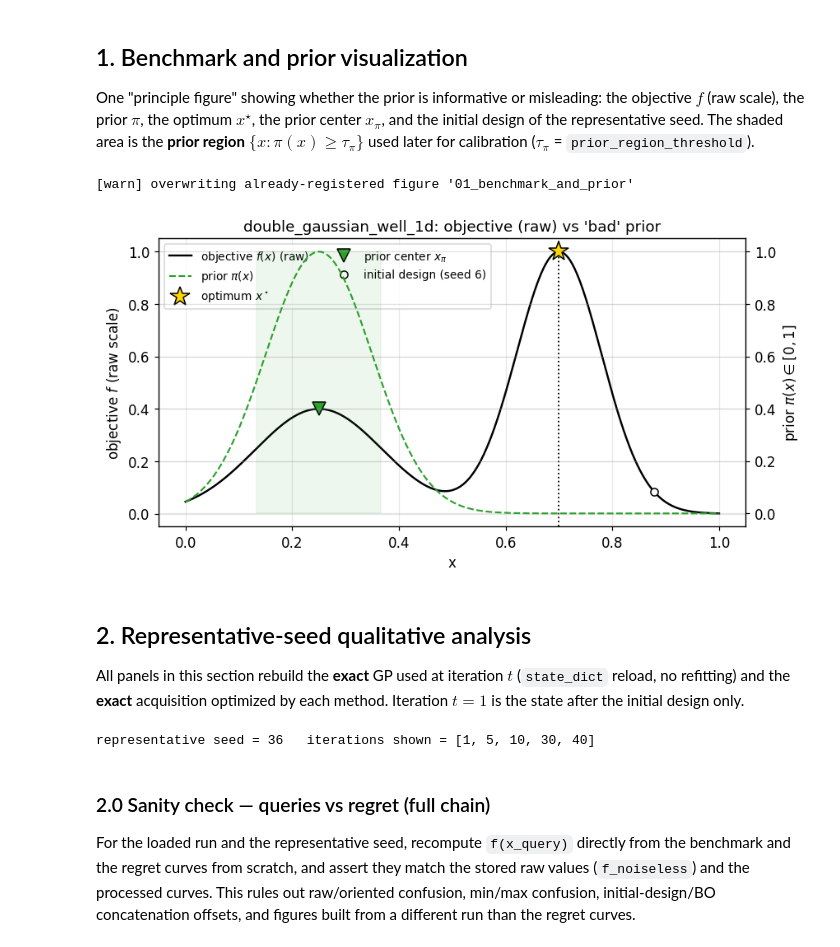
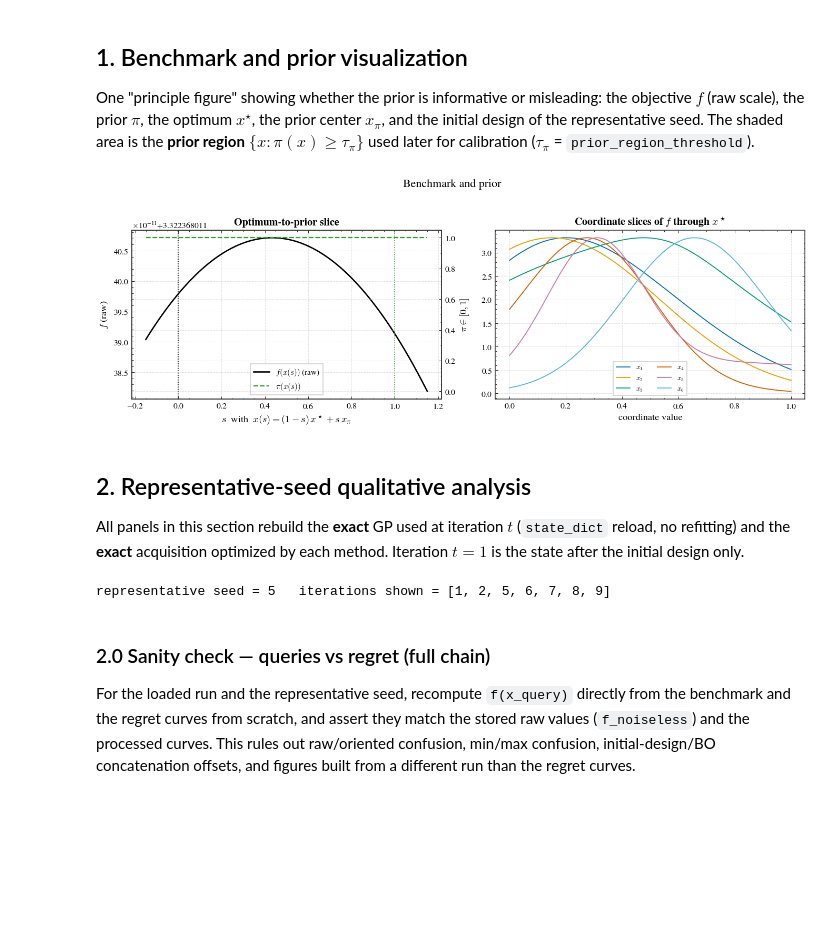
Before and after one commit to Benjamin-Wilhelm/bayesian-optimization-separation-concerns, a Jupyter notebook: experiments/exp_b_prior_guided/notebooks/Exp_B_analysis.ipynb, the cells around one changed output. Drawn from its saved outputs; the diff is of its cells as text; code cells hidden in the pictures; blank space fills up the shorter version.

```diff
--- a/experiments/exp_b_prior_guided/notebooks/Exp_B_analysis.ipynb
+++ b/experiments/exp_b_prior_guided/notebooks/Exp_B_analysis.ipynb
@@ -111,7 +198,7 @@ specific run; otherwise the most recent run under
 `results/exp_b_prior_guided/runs/` is used.
 # %%
 RUN_DIR_OVERRIDE: Optional[str] = "results/exp_b_prior_guided/runs"   # e.g. "results/exp_b_prior_guided/runs/<run_id>"
-EXP_B_RUN_DIR = "2026-06-22_15-44-08_diag_double_well_standardized"
+EXP_B_RUN_DIR = "2026-07-02_15-25-55_hartmann_6d_good_prior"
 _runs_root = REPO_ROOT / "results" / "exp_b_prior_guided" / "runs"
 if os.environ.get("EXP_B_RUN_DIR"):
     RUN_DIR = Path(os.environ["EXP_B_RUN_DIR"]).resolve()
@@ -368,7 +455,7 @@ if DIM == 1:
                   ls="none", label=f"initial design (seed {SEEDS[0]})")
     ax.set_xlabel("x"); ax.set_ylabel(r"objective $f$ (raw scale)")
     axp.set_ylabel(r"prior $\pi(x) \in [0, 1]$"); axp.set_ylim(-0.05, 1.05)
-    ax.set_title(f"{BENCH_NAME}: objective (raw) vs '{PRIOR_LABEL}' prior")
+    ax.set_title("Objective and prior")
     handles = [lf, lp, ls, lc, li]
     ax.legend(handles, [h.get_label() for h in handles], loc="best", ncol=2)
     fig.tight_layout(); add_figure("01_benchmark_and_prior", fig); plt.show()
@@ -387,38 +474,37 @@ elif DIM == 2:
             label=r"$x^\star$", zorder=5)
     ax.plot(*X_PI, marker="v", ms=11, color="#2ca02c", mec="black", ls="none",
             label=r"$x_\pi$", zorder=5)
     ax.plot(X_INIT[:, 0], X_INIT[:, 1], marker="o", ms=6, color="white", mec="black",
             ls="none", label=f"initial design (seed {SEEDS[0]})")
     ax.set_xlabel(r"$x_1$"); ax.set_ylabel(r"$x_2$"); ax.grid(False)
-    ax.set_title(f"{BENCH_NAME}: objective (heatmap, raw), '{PRIOR_LABEL}' prior (dashed contours)")
+    ax.set_title("Objective and prior")
     ax.legend(loc="best")
     fig.tight_layout(); add_figure("01_benchmark_and_prior", fig); plt.show()
 
 else:
     s, Xs = slice_line()
     fig, axes = plt.subplots(1, 2, figsize=(11.5, 4.0))
     ax = axes[0]; axp = ax.twinx()
     lf, = ax.plot(s, _f_np(Xs), color="black", lw=1.6, label=r"$f(x(s))$ (raw)")
     lp, = axp.plot(s, _pi_np(Xs), color="#2ca02c", lw=1.4, ls="--", label=r"$\pi(x(s))$")
     ax.axvline(0, color="black", ls=":", lw=1.0); ax.axvline(1, color="#2ca02c", ls=":", lw=1.0)
     ax.set_xlabel(r"$s$  with  $x(s) = (1-s)\,x^\star + s\,x_\pi$")
     ax.set_ylabel(r"$f$ (raw)"); axp.set_ylabel(r"$\pi \in [0, 1]$"); axp.set_ylim(-0.05, 1.05)
-    ax.set_title("Slice along the optimum-to-prior segment")
+    ax.set_title("Optimum-to-prior slice")
     ax.legend([lf, lp], [lf.get_label(), lp.get_label()])
     # Coordinate-wise slices through x*.
     ax = axes[1]
     g = np.linspace(0, 1, 250)
     for j in range(DIM):
         Xj = np.repeat(X_STAR[None, :], len(g), axis=0)
         Xj[:, j] = LB[j] + g * (UB[j] - LB[j])
         ax.plot(LB[j] + g * (UB[j] - LB[j]), _f_np(Xj), lw=1.1, label=rf"$x_{{{j+1}}}$")
     ax.set_xlabel("coordinate value"); ax.set_title(r"Coordinate slices of $f$ through $x^\star$")
     ax.legend(ncol=2, fontsize=8)
-    fig.suptitle(f"{BENCH_NAME} (d={DIM}): '{PRIOR_LABEL}' prior", y=1.02)
+    fig.suptitle("Benchmark and prior", y=1.02)
     fig.tight_layout(); add_figure("01_benchmark_and_prior", fig); plt.show()
 # %% [output]
-[warn] overwriting already-registered figure '01_benchmark_and_prior'
-[figure, old version]
+[figure, new version]
 # %% [markdown]
 ## 2. Representative-seed qualitative analysis
 
@@ -427,13 +513,13 @@ All panels in this section rebuild the **exact** GP used at iteration $t$
 each method.  Iteration $t = 1$ is the state after the initial design only.
 # %%
 REPRESENTATIVE_SEED = SEEDS[4]          # change freely
-POSTERIOR_ITERS = [1, 5, 10, 30, 50]
+POSTERIOR_ITERS = [1, 2, 5, 6, 7, 8, 9]
 POSTERIOR_ITERS = sorted({min(t, BUDGET) for t in POSTERIOR_ITERS if t >= 1})
 
 raw_rep = load_raw(REPRESENTATIVE_SEED)
 print(f"representative seed = {REPRESENTATIVE_SEED}   iterations shown = {POSTERIOR_ITERS}")
 # %% [output]
-representative seed = 36   iterations shown = [1, 5, 10, 30, 40]
+representative seed = 5   iterations shown = [1, 2, 5, 6, 7, 8, 9]
 # %% [markdown]
 ### 2.0 Sanity check — queries vs regret (full chain)
 
```
Also changed, not shown: parts of 29 cells of this notebook, 24 other files.
